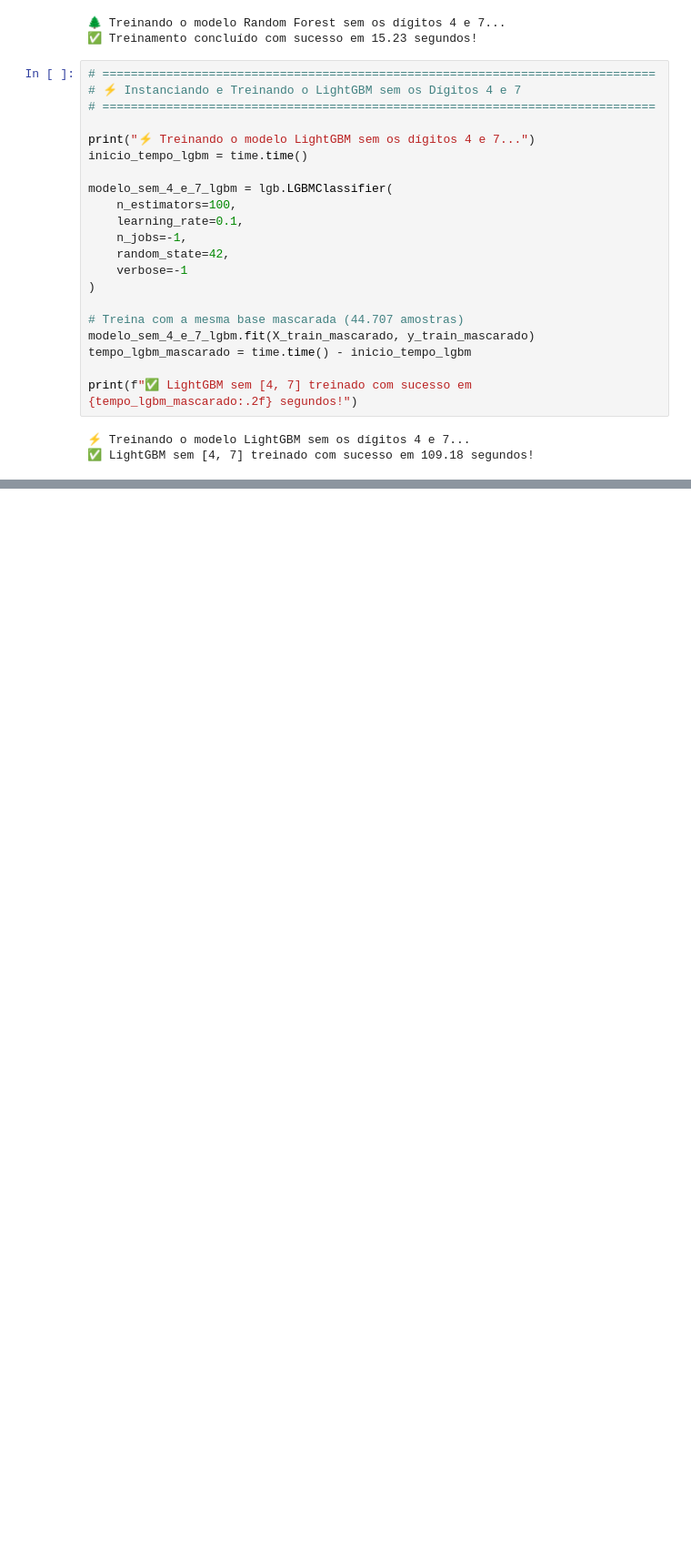
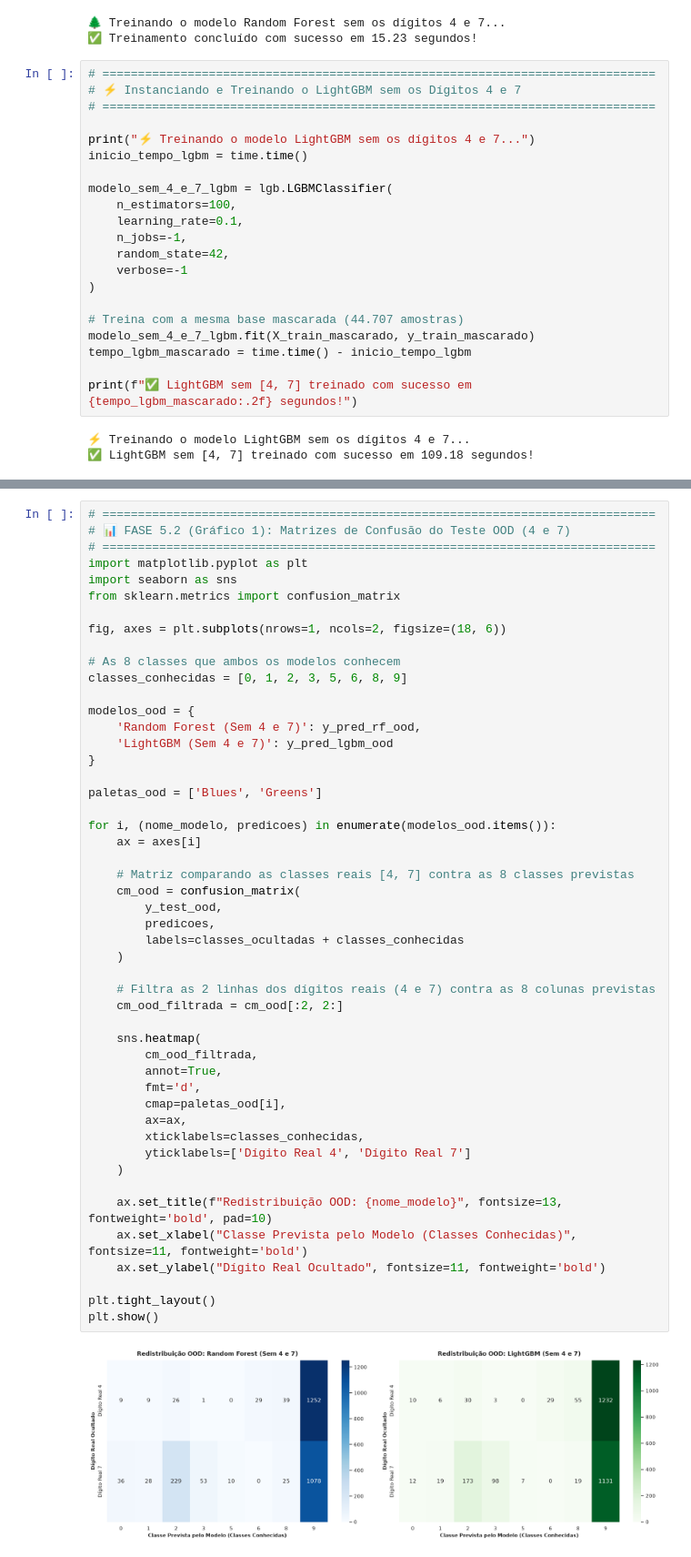
Before and after one commit to susejgo89/miniprojeto-m2-mnist-ia, a Jupyter notebook: notebooks/mnist_pipeline.ipynb, the cells around one changed output, grey strips where cells are left out. Shown at 91% size. Cells and saved outputs as stored; diff of their text form; blank space fills up the shorter version.

Commit message:
implementa avaliacao ood e analise visual de falsa certeza com random forest e lightgbm

```diff
--- a/notebooks/mnist_pipeline.ipynb
+++ b/notebooks/mnist_pipeline.ipynb
@@ -986,0 +1049,51 @@ print(f"✅ LightGBM sem [4, 7] treinado com sucesso em {tempo_lgbm_mascarado:.2
+# %%
+# ==============================================================================
+# 📊 FASE 5.2 (Gráfico 1): Matrizes de Confusão do Teste OOD (4 e 7)
+# ==============================================================================
+import matplotlib.pyplot as plt
+import seaborn as sns
+from sklearn.metrics import confusion_matrix
+
+fig, axes = plt.subplots(nrows=1, ncols=2, figsize=(18, 6))
+
+# As 8 classes que ambos os modelos conhecem
+classes_conhecidas = [0, 1, 2, 3, 5, 6, 8, 9]
+
+modelos_ood = {
+    'Random Forest (Sem 4 e 7)': y_pred_rf_ood,
+    'LightGBM (Sem 4 e 7)': y_pred_lgbm_ood
+}
+
+paletas_ood = ['Blues', 'Greens']
+
+for i, (nome_modelo, predicoes) in enumerate(modelos_ood.items()):
+    ax = axes[i]
+
+    # Matriz comparando as classes reais [4, 7] contra as 8 classes previstas
+    cm_ood = confusion_matrix(
+        y_test_ood,
+        predicoes,
+        labels=classes_ocultadas + classes_conhecidas
+    )
+
+    # Filtra as 2 linhas dos dígitos reais (4 e 7) contra as 8 colunas previstas
+    cm_ood_filtrada = cm_ood[:2, 2:]
+
+    sns.heatmap(
+        cm_ood_filtrada,
+        annot=True,
+        fmt='d',
+        cmap=paletas_ood[i],
+        ax=ax,
+        xticklabels=classes_conhecidas,
+        yticklabels=['Dígito Real 4', 'Dígito Real 7']
+    )
+
+    ax.set_title(f"Redistribuição OOD: {nome_modelo}", fontsize=13, fontweight='bold', pad=10)
+    ax.set_xlabel("Classe Prevista pelo Modelo (Classes Conhecidas)", fontsize=11, fontweight='bold')
+    ax.set_ylabel("Dígito Real Ocultado", fontsize=11, fontweight='bold')
+
+plt.tight_layout()
+plt.show()
+# %% [output]
+[figure, added]
```
Also changed, not shown: parts of 4 cells of this notebook, 1 other file.
